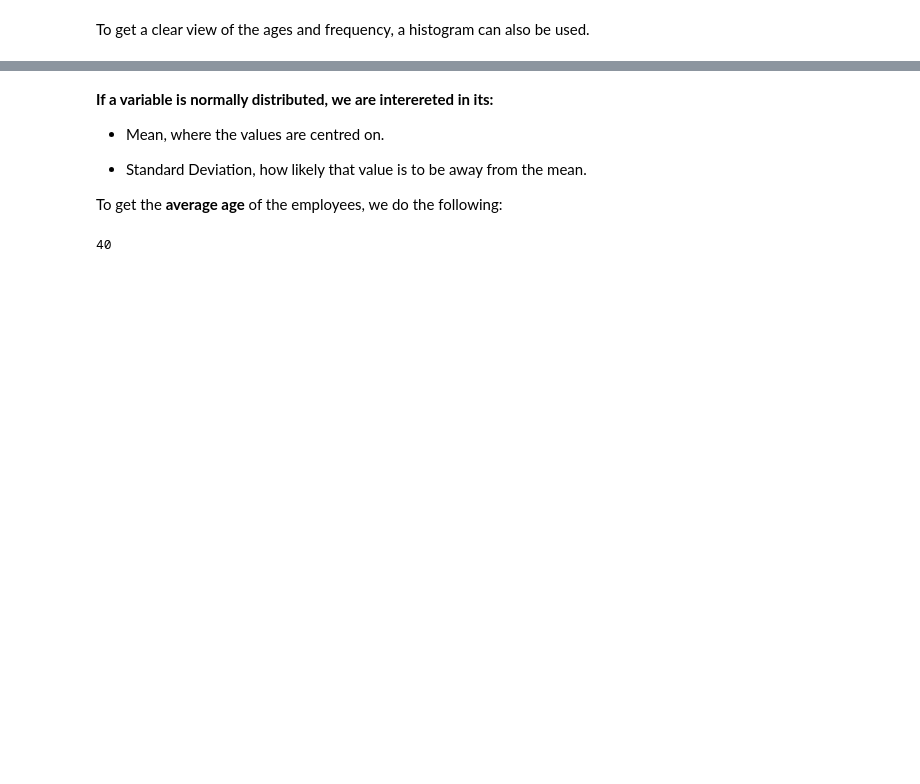
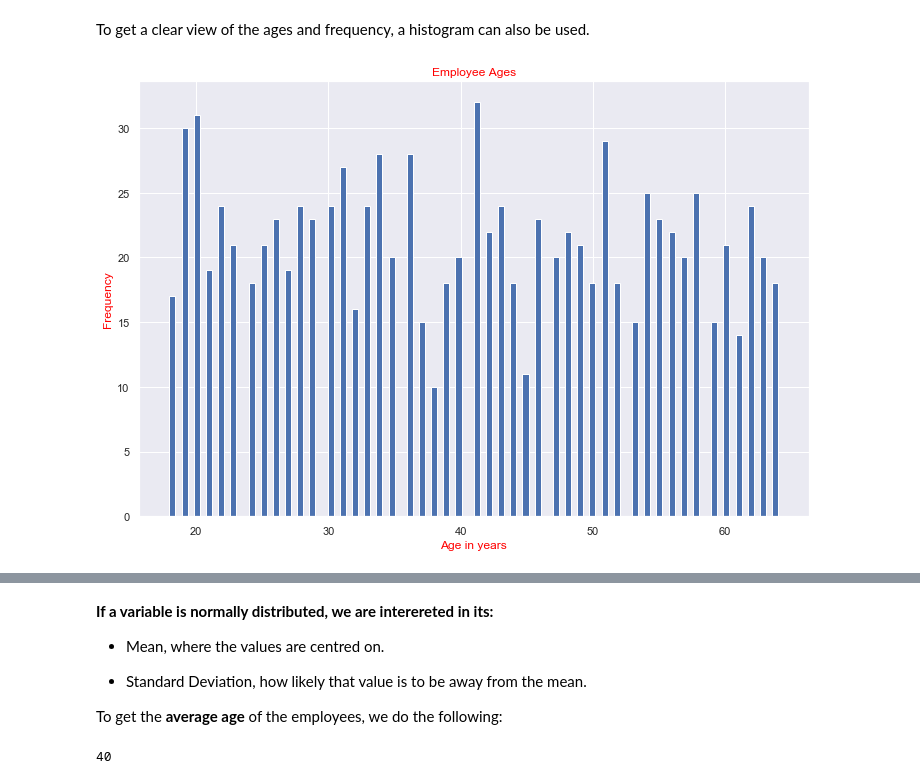
Before and after one commit to daithimarkham/Programming-for-Data-Analysis-Project-2019, a Jupyter notebook: Programming for Data Analysis Project 2019.ipynb, the cells around one changed output, grey strips where cells are left out. Drawn from its saved outputs; the diff is of its cells as text; code cells hidden in the pictures; blank space fills up the shorter version.

```diff
--- a/Programming for Data Analysis Project 2019.ipynb
+++ b/Programming for Data Analysis Project 2019.ipynb
@@ -202,5 +202,14 @@ print(np.asarray((unique_elements, counts_elements))) # Gets the values and coun
 # %% [markdown]
 To get a clear view of the ages and frequency, a histogram can also be used.
+# %%
+plt.figure(figsize=(12,8), facecolor='w', edgecolor='k', clear='True')
+plt.hist(Employee_Age, bins=100)
+plt.xlabel('Age in years', color='red')
+plt.ylabel('Frequency', color='red')
+plt.title ('Employee Ages', color='red') # Title for the plot.
+plt.show()
+# %% [output]
+[figure, added]
 # %%
 plt.hist(Employee_Age) # Plots the Age values.
 plt.xlabel("Age") # Labels X axis as Age.
```
Also changed, not shown: parts of 26 cells of this notebook.
